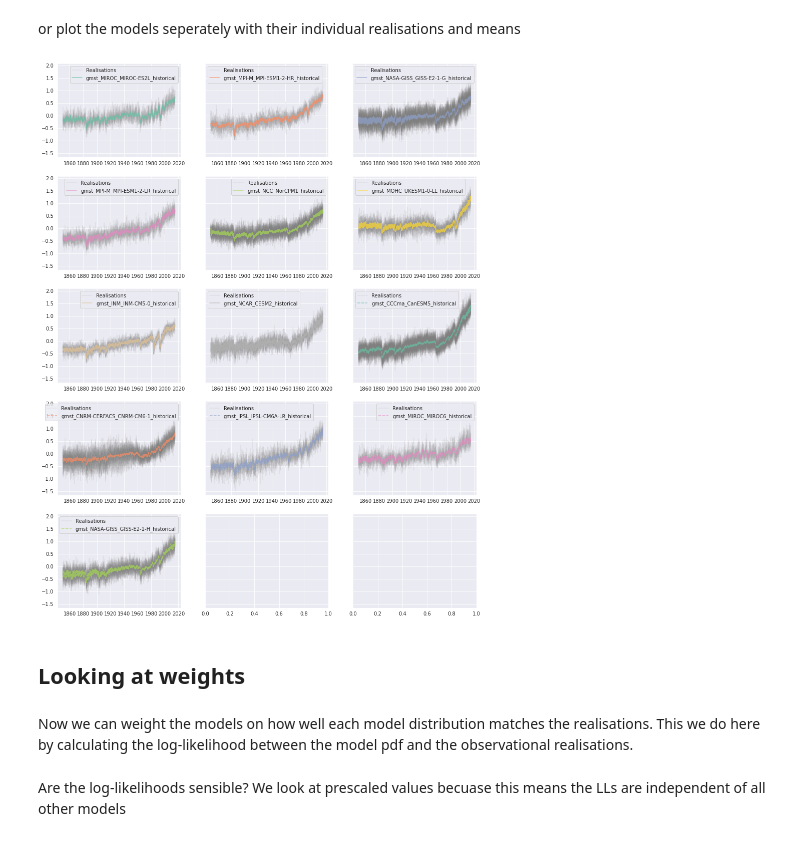
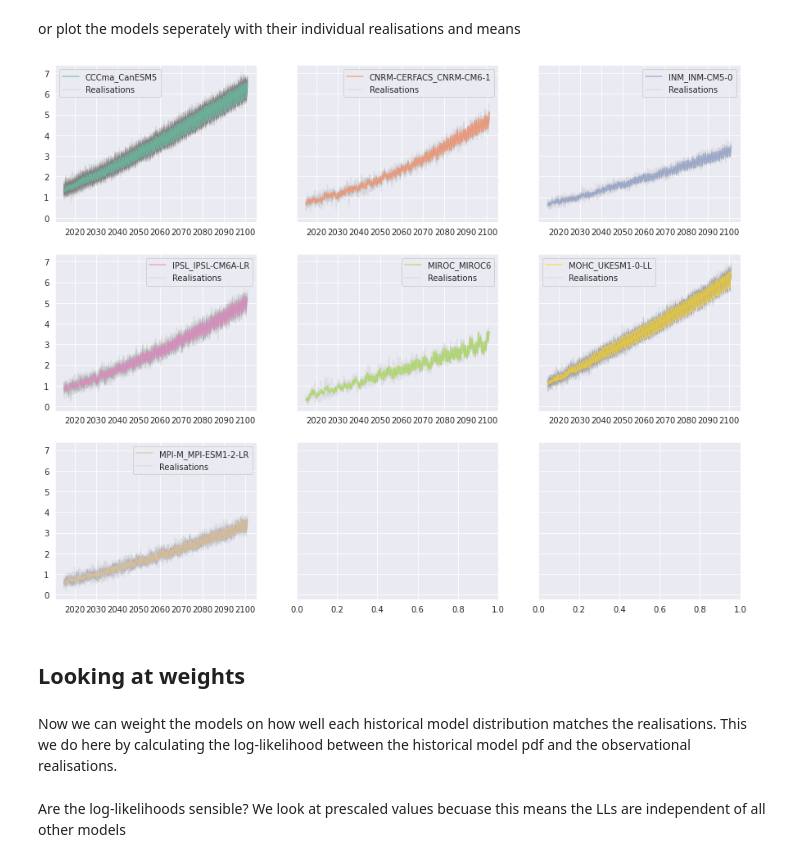
Before and after one commit to mattramos/bayesian_ensembling, a Jupyter notebook: nbs/bayesian_ensembling_GMST.ipynb, the cells around one changed output. Saved outputs shown, nothing was run; the diff lists cells and outputs as text; code cells hidden in the pictures.

```diff
--- a/nbs/bayesian_ensembling_GMST.ipynb
+++ b/nbs/bayesian_ensembling_GMST.ipynb
@@ -41,3 +51,6 @@ Find the overlap in models, they need to exist both in the historical and the ss
+# %%
+hist_model_files = {k:hist_model_files[k] for k in hist_model_files if k in model_overlap}
+ssp_model_files = {k:ssp_model_files[k] for k in ssp_model_files if k in model_overlap}
 # %% [markdown]
 We read in a set of observations and put this into a $\texttt{ProcessModel}$ object that stores the data of all the observational realisations
 # %%
@@ -47,0 +61,15 @@ Here, we load in all the model data (again into seperate $\texttt{ProcessModel}$
+# %%
+hist_anom_models = []
+hist_models = []
+climatology_dict = dict()
+
+for mn, mf in hist_model_files.items():
+    # Read in model data into a ProcessModel datatype
+    df = pd.read_csv(mf, index_col='time').drop('Unnamed: 0', axis=1)
+    model_data = ProcessModel(df, mn)
+    hist_models.append(model_data)
+
+    # Find the anomally of that data
+    anomaly_model = model_data.calculate_anomaly()
+    hist_anom_models.append(anomaly_model)
+    climatology_dict[mn] = anomaly_model.climatology
@@ -48,15 +78,15 @@ Here, we load in all the model data (again into seperate $\texttt{ProcessModel}$
 # %%
-anom_models = []
-models = []
+ssp_anom_models = []
+ssp_models = []
 
-for mf, mn in zip(model_hist_files, model_hist_names):
+for mn, mf in ssp_model_files.items():
     # Read in model data into a ProcessModel datatype
     df = pd.read_csv(mf, index_col='time').drop('Unnamed: 0', axis=1)
     model_data = ProcessModel(df, mn)
-    models.append(model_data)
+    ssp_models.append(model_data)
 
     # Find the anomally of that data
-    anomaly_data = ProcessModel(model_data.calculate_climatology(), mn)
-    anom_models.append(anomaly_data)
+    anomaly_model = model_data.calculate_anomaly(climatology=climatology_dict[mn])
+    ssp_anom_models.append(anomaly_model)
 # %% [markdown]
 We store the anomalised and non-anomalised ensemble model output in a $\texttt{ModelCollection}$ data class which contains all the ensemble data as well as providing plotting functionality
@@ -66,3 +93,9 @@ models = ModelCollection(models)
+# %%
+hist_anom_models = ModelCollection(hist_anom_models)
+hist_models = ModelCollection(hist_models)
+
+ssp_anom_models = ModelCollection(ssp_anom_models)
+ssp_models = ModelCollection(ssp_models)
 # %% [markdown]
 We can look at all the models (anomalised)
 # %%
@@ -83,11 +121,11 @@ observations.plot()
 # %% [markdown]
 or plot the models seperately with their individual realisations and means
 # %%
-anom_models.plot_grid()
+ssp_anom_models.plot_grid()
 # %% [output]
-[figure, old version]
+[figure, new version]
 # %% [markdown]
 ## Looking at weights
 # %% [markdown]
-Now we can weight the models on how well each model distribution matches the realisations. This we do here by calculating the log-likelihood between the model pdf and the observational realisations.
+Now we can weight the models on how well each historical model distribution matches the realisations. This we do here by calculating the log-likelihood between the historical model pdf and the observational realisations.
 # %%
```
Also changed, not shown: parts of 26 cells of this notebook, 31 other files.
